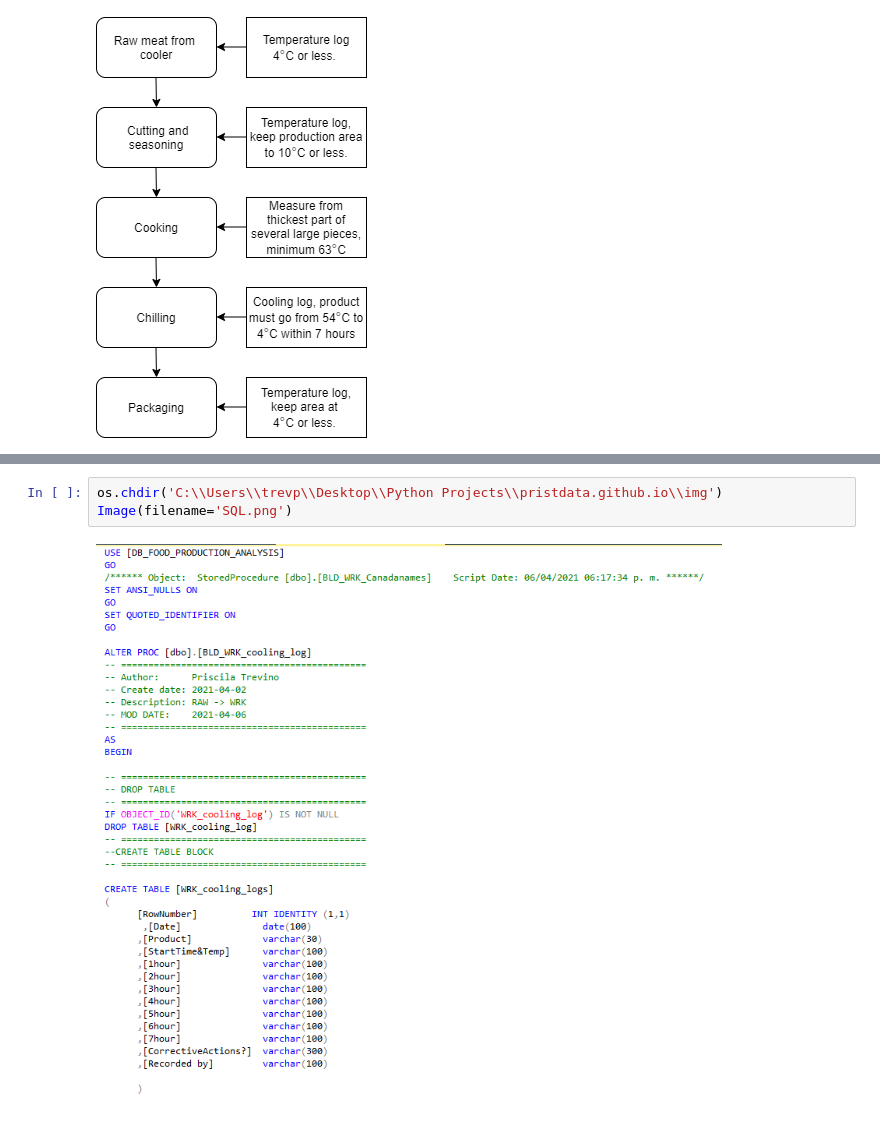
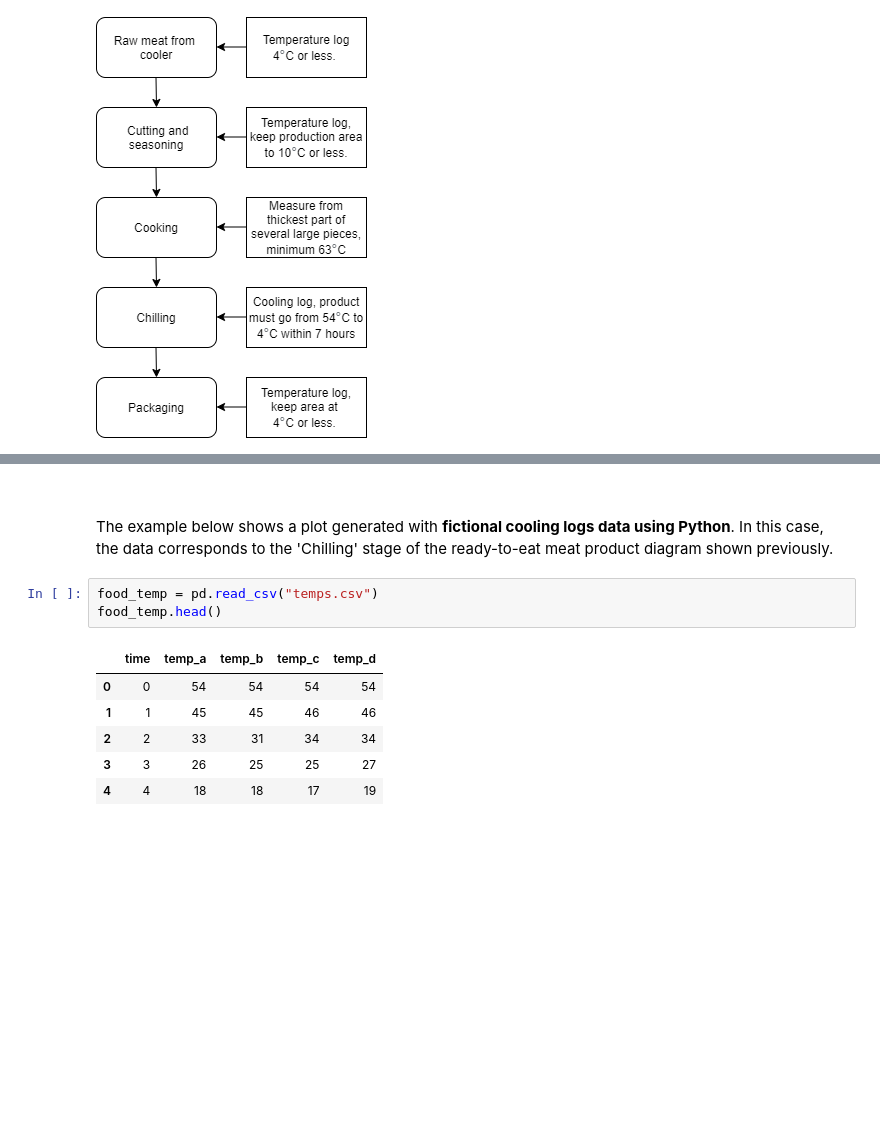
Before and after one commit to pristdata/prisdata.github.io, a Jupyter notebook: Notebooks/food_data_analysis.ipynb, the cells around one changed output, grey strips where cells are left out. Cells and saved outputs as stored; diff of their text form; blank space fills up the shorter version.

```diff
--- a/Notebooks/food_data_analysis.ipynb
+++ b/Notebooks/food_data_analysis.ipynb
@@ -37,6 +81,15 @@ Image(filename='SSIS.png')
-# %%
-os.chdir('C:\\Users\\trevp\\Desktop\\Python Projects\\pristdata.github.io\\img')
-Image(filename='SQL.png')
-# %% [output]
-[figure, removed]
+# %% [markdown]
+&nbsp;
+
+The example below shows a plot generated with **fictional cooling logs data using Python**. In this case, the data corresponds to the 'Chilling' stage of the ready-to-eat meat product diagram shown previously.
+# %%
+food_temp = pd.read_csv("temps.csv")
+food_temp.head()
+# %% [output]
+|  | time | temp_a | temp_b | temp_c | temp_d |
+| 0 | 0 | 54 | 54 | 54 | 54 |
+| 1 | 1 | 45 | 45 | 46 | 46 |
+| 2 | 2 | 33 | 31 | 34 | 34 |
+| 3 | 3 | 26 | 25 | 25 | 27 |
+| 4 | 4 | 18 | 18 | 17 | 19 |
 # %%
```
Also changed, not shown: parts of 34 cells of this notebook, 4 other files.
